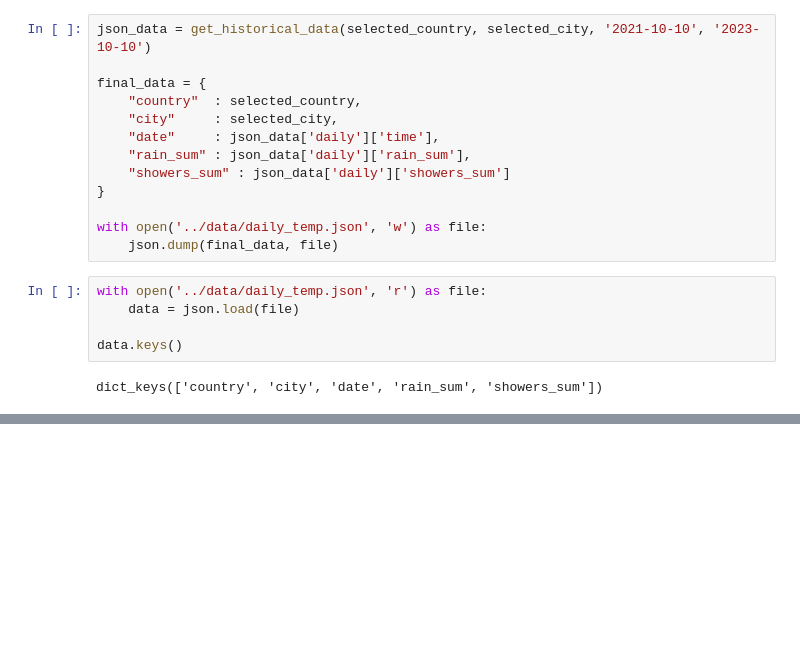
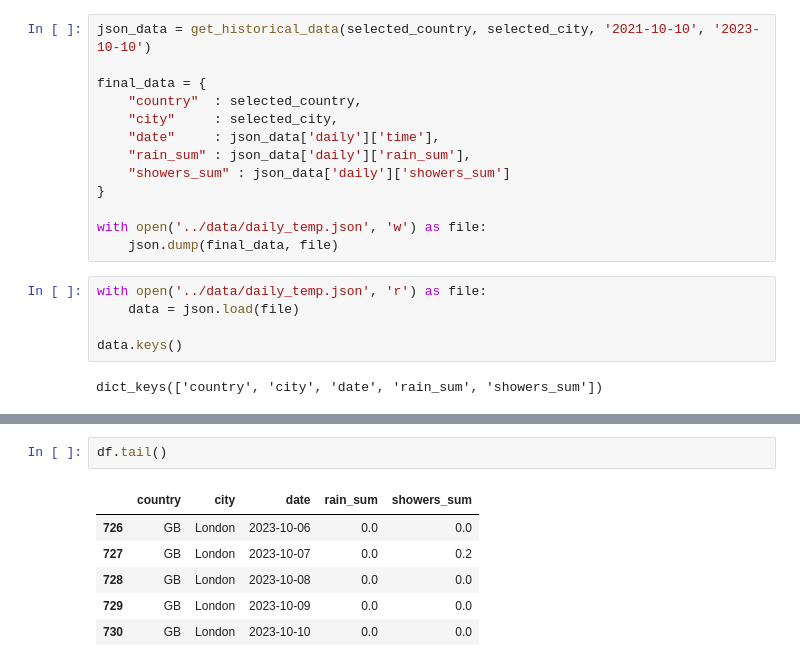
Before and after one commit to deyavuz/ds105a-weather-research, a Jupyter notebook: code/NB00-Preprocessing.ipynb, the cells around one changed output, grey strips where cells are left out. Cells and saved outputs as stored; diff of their text form; blank space fills up the shorter version.

```diff
--- a/code/NB00-Preprocessing.ipynb
+++ b/code/NB00-Preprocessing.ipynb
@@ -174,0 +151,9 @@ df.head()
+# %%
+df.tail()
+# %% [output]
+|  | country | city | date | rain_sum | showers_sum |
+| 726 | GB | London | 2023-10-06 | 0.0 | 0.0 |
+| 727 | GB | London | 2023-10-07 | 0.0 | 0.2 |
+| 728 | GB | London | 2023-10-08 | 0.0 | 0.0 |
+| 729 | GB | London | 2023-10-09 | 0.0 | 0.0 |
+| 730 | GB | London | 2023-10-10 | 0.0 | 0.0 |
```
Also changed, not shown: parts of 6 cells of this notebook.
